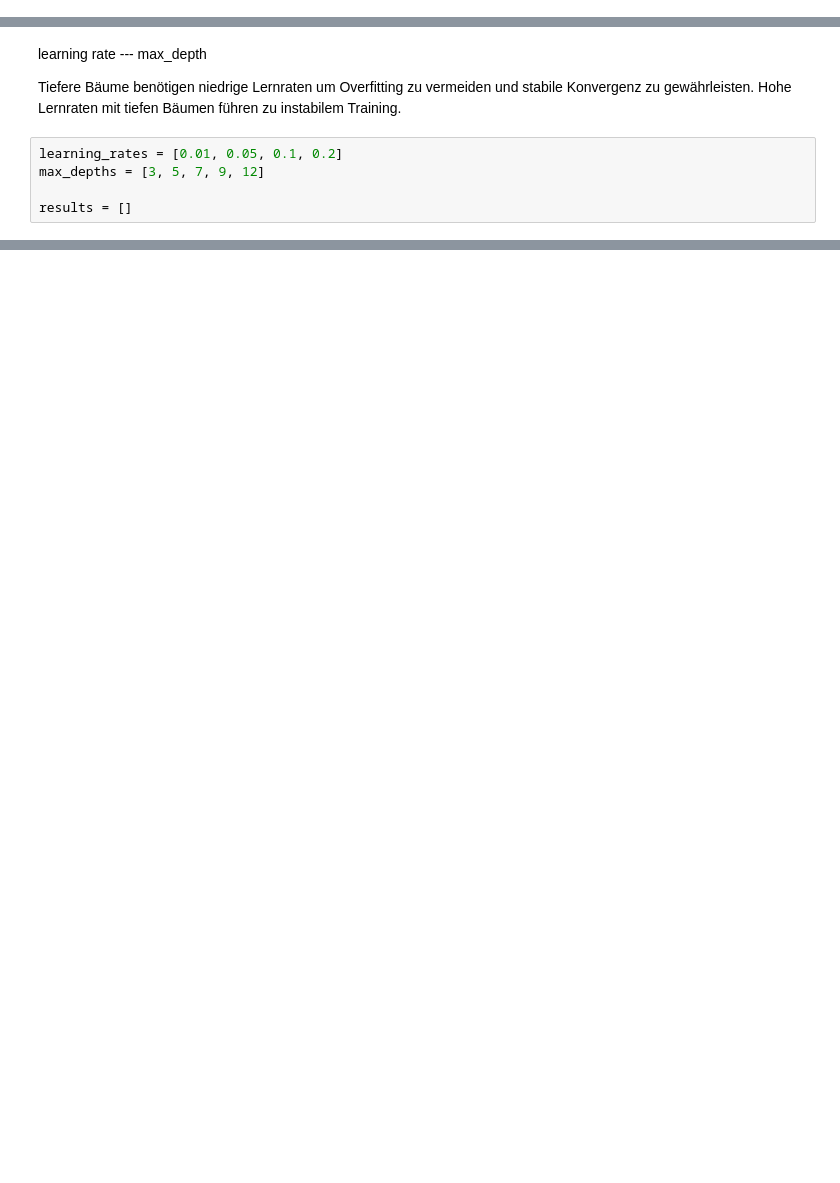
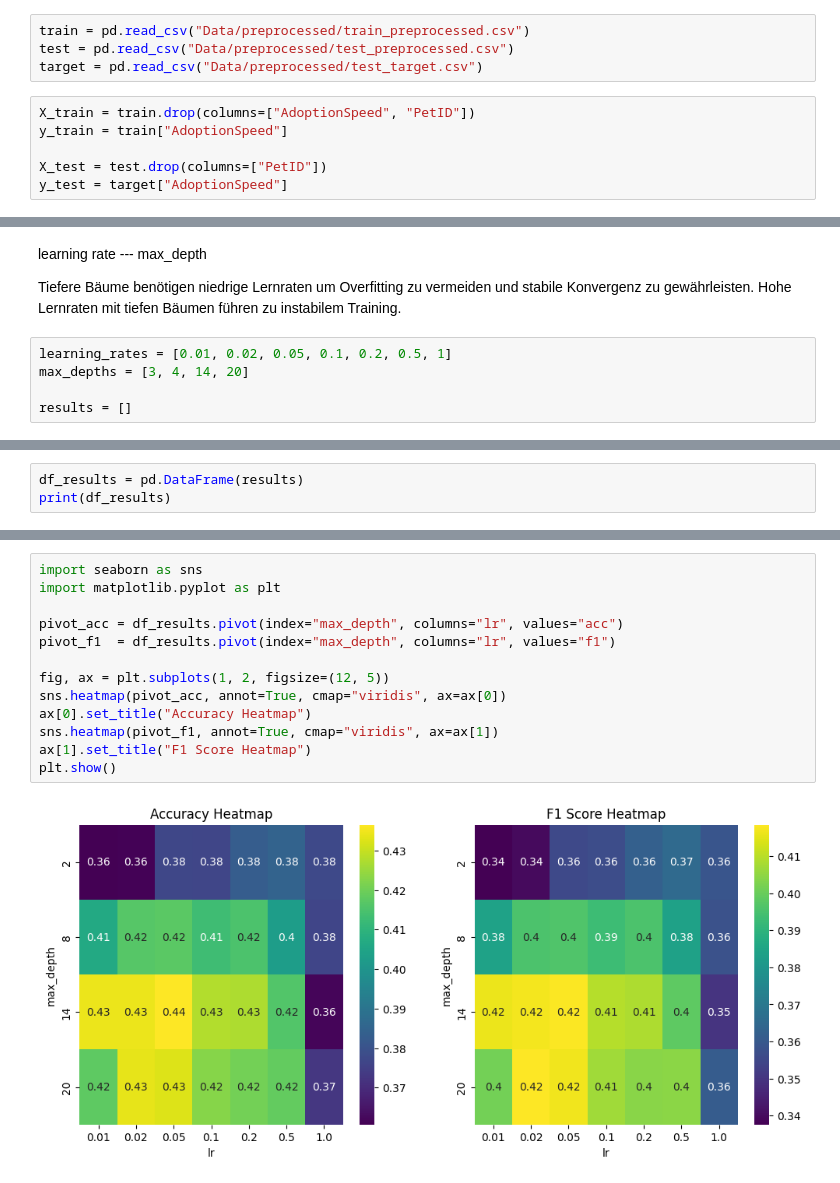
Before and after one commit to SebastianWolfP/AlgoTuning, a Jupyter notebook: 03-Interaktionsanalyse_2Param.ipynb, the cells around one changed output, grey strips where cells are left out. Cells and saved outputs as stored; diff of their text form; blank space fills up the shorter version.

```diff
--- a/03-Interaktionsanalyse_2Param.ipynb
+++ b/03-Interaktionsanalyse_2Param.ipynb
@@ -1,3 +8,13 @@
+# %%
+train = pd.read_csv("Data/preprocessed/train_preprocessed.csv")
+test = pd.read_csv("Data/preprocessed/test_preprocessed.csv")
+target = pd.read_csv("Data/preprocessed/test_target.csv")
+# %%
+X_train = train.drop(columns=["AdoptionSpeed", "PetID"])
+y_train = train["AdoptionSpeed"]
+
+X_test = test.drop(columns=["PetID"])
+y_test = target["AdoptionSpeed"]
 # %% [markdown]
 #### 1. Baseline: 41 % Accuracy, 0.40 F1 Score
 #### 2. Parameter Raster bauen, alle Kombinationen per Grid Search durchlaufen
@@ -14,8 +25,8 @@ learning rate --- max_depth
 
 Tiefere Bäume benötigen niedrige Lernraten um Overfitting zu vermeiden und stabile Konvergenz zu gewährleisten. Hohe Lernraten mit tiefen Bäumen führen zu instabilem Training.
 # %%
-learning_rates = [0.01, 0.05, 0.1, 0.2]
-max_depths = [3, 5, 7, 9, 12]
+learning_rates = [0.01, 0.02, 0.05, 0.1, 0.2, 0.5, 1]
+max_depths = [3, 4, 14, 20]
 
 results = []
 # %%
@@ -34,0 +75,3 @@ for lr, md in itertools.product(learning_rates, max_depths):
+# %%
+df_results = pd.DataFrame(results)
+print(df_results)
@@ -34,0 +96,15 @@ for lr, md in itertools.product(learning_rates, max_depths):
+# %%
+import seaborn as sns
+import matplotlib.pyplot as plt
+
+pivot_acc = df_results.pivot(index="max_depth", columns="lr", values="acc")
+pivot_f1  = df_results.pivot(index="max_depth", columns="lr", values="f1")
+
+fig, ax = plt.subplots(1, 2, figsize=(12, 5))
+sns.heatmap(pivot_acc, annot=True, cmap="viridis", ax=ax[0])
+ax[0].set_title("Accuracy Heatmap")
+sns.heatmap(pivot_f1, annot=True, cmap="viridis", ax=ax[1])
+ax[1].set_title("F1 Score Heatmap")
+plt.show()
+# %% [output]
+[figure, added]
```
Also changed, not shown: parts of 5 cells of this notebook, 1 other file.
